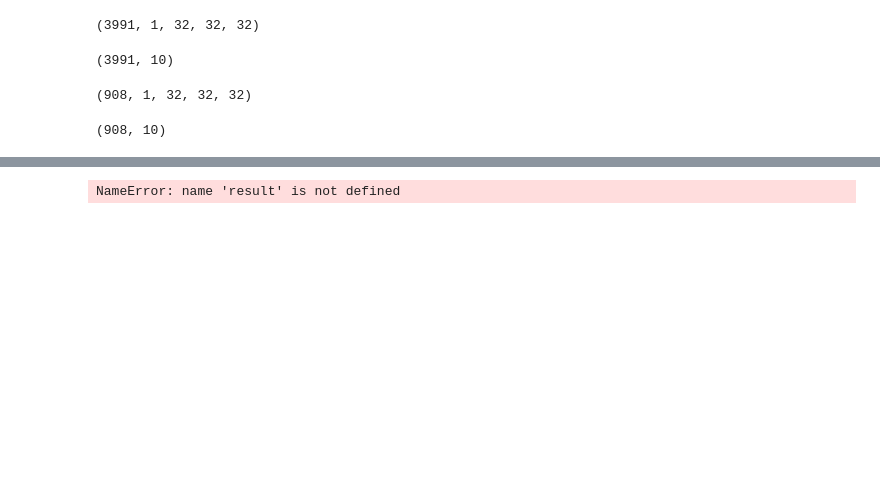
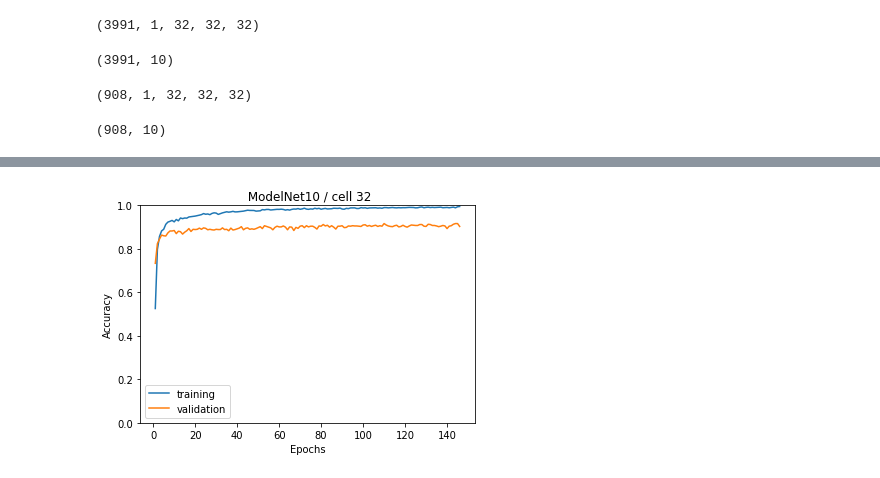
Before and after one commit to tacky0612/classification3dmodel, a Jupyter notebook: Classification_ModelNet.ipynb, the cells around one changed output, grey strips where cells are left out. Drawn from its saved outputs; the diff is of its cells as text; code cells hidden in the pictures; blank space fills up the shorter version.

Commit message:
add keras.callbacks.EarlyStopping

```diff
--- a/Classification_ModelNet.ipynb
+++ b/Classification_ModelNet.ipynb
@@ -50,8 +60,8 @@ if dataset == "ModelNet10":
     ]
 # %%
 if dataset == "ModelNet40":
-    data_dir = "data40/"
-    weights_dir = "weights40/"
+    data_dir = "data40/cell" + str(cells) + "/"
+    weights_dir = "weights40/cell" + str(cells) + "/"
     num_classes = 40
     class_name_modelnet = [
     'airplane',
@@ -211,10 +253,10 @@ _________________________________________________________________
 #モデルの図を保存
 plot_model(model, to_file='model.png',show_shapes='True')
 # %%
-x_train = np.load("data10/x_train.npy")
-x_test = np.load("data10/x_test.npy")
-y_train = np.load("data10/y_train.npy")
-y_test = np.load("data10/y_test.npy")
+x_train = np.load( data_dir  + "x_train.npy")
+x_test = np.load( data_dir  + "x_test.npy")
+y_train = np.load( data_dir + "y_train.npy")
+y_test = np.load( data_dir + "y_test.npy")
 # %%
 x_train.shape
 # %% [output]
@@ -231,18 +273,22 @@ x_test.shape
 y_test.shape
 # %% [output]
 (908, 10)
+# %%
+es_cb = keras.callbacks.EarlyStopping(monitor='val_loss', patience=0, verbose=0, mode='auto')
 # %%
+
 result = model.fit(x_train, y_train,
                    batch_size=batch_size,
                    epochs=epochs,
                    verbose=1,
-                   validation_data=(x_test, y_test))
+                   validation_data=(x_test, y_test),
+                   callbacks=[es_cb])
 
 time_now = datetime.datetime.now()
 time_now = "_{0}_{1}_{2}_{3}_{4}_{5}".format(time_now.year, time_now.month, time_now.day,
                                              time_now.hour, time_now.minute, time_now.second)
 logging.info("save model weights as [weights_{0}.h5]".format(time_now))
-model.save_weights("weights_{0}.h5".format(time_now), False)
+model.save_weights(weights_dir+"weights_{0}.h5".format(time_now), False)
 # %% [output]
 Train on 3991 samples, validate on 908 samples
 Epoch 1/200
@@ -272,12 +317,12 @@ Test accuracy: 0.867841409954
 # %%
 
-plt.plot(range(1, epochs+1), result.history['acc'], label="training")
-plt.plot(range(1, epochs+1), result.history['val_acc'], label="validation")
+plt.plot(range(1, len(result.history['acc'])+1), result.history['acc'], label="training")
+plt.plot(range(1, len(result.history['val_acc'])+1), result.history['val_acc'], label="validation")
 plt.xlabel('Epochs')
 plt.ylabel('Accuracy')
 plt.ylim([0,1])
 plt.legend()
-plt.title("lr = {}".format(learning_rate))
+plt.title(" {} / cell {}".format(dataset,cells))
 plt.show()
 # %% [output]
-NameError: name 'result' is not defined
+[figure, added]
```
Also changed, not shown: parts of 12 cells of this notebook, 1 other file.
